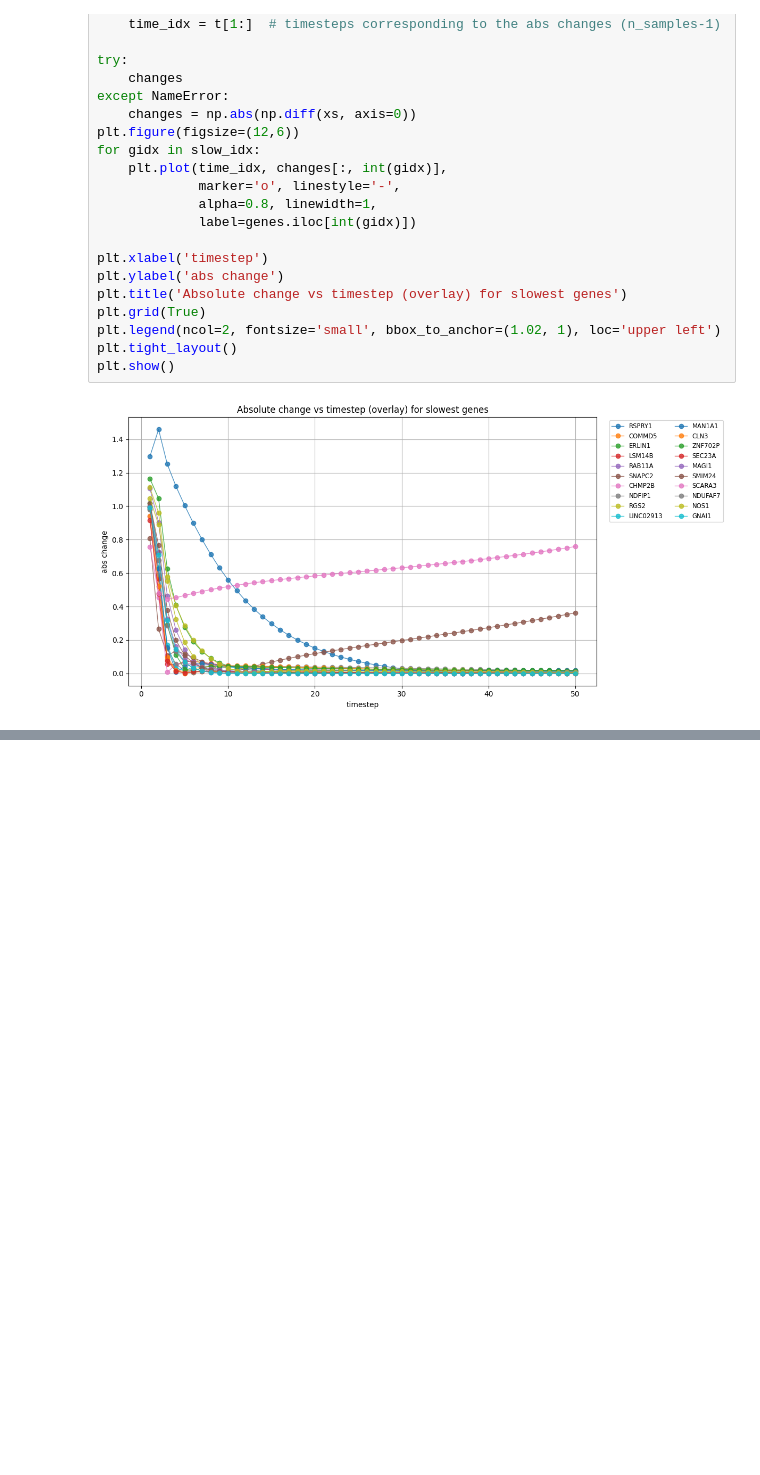
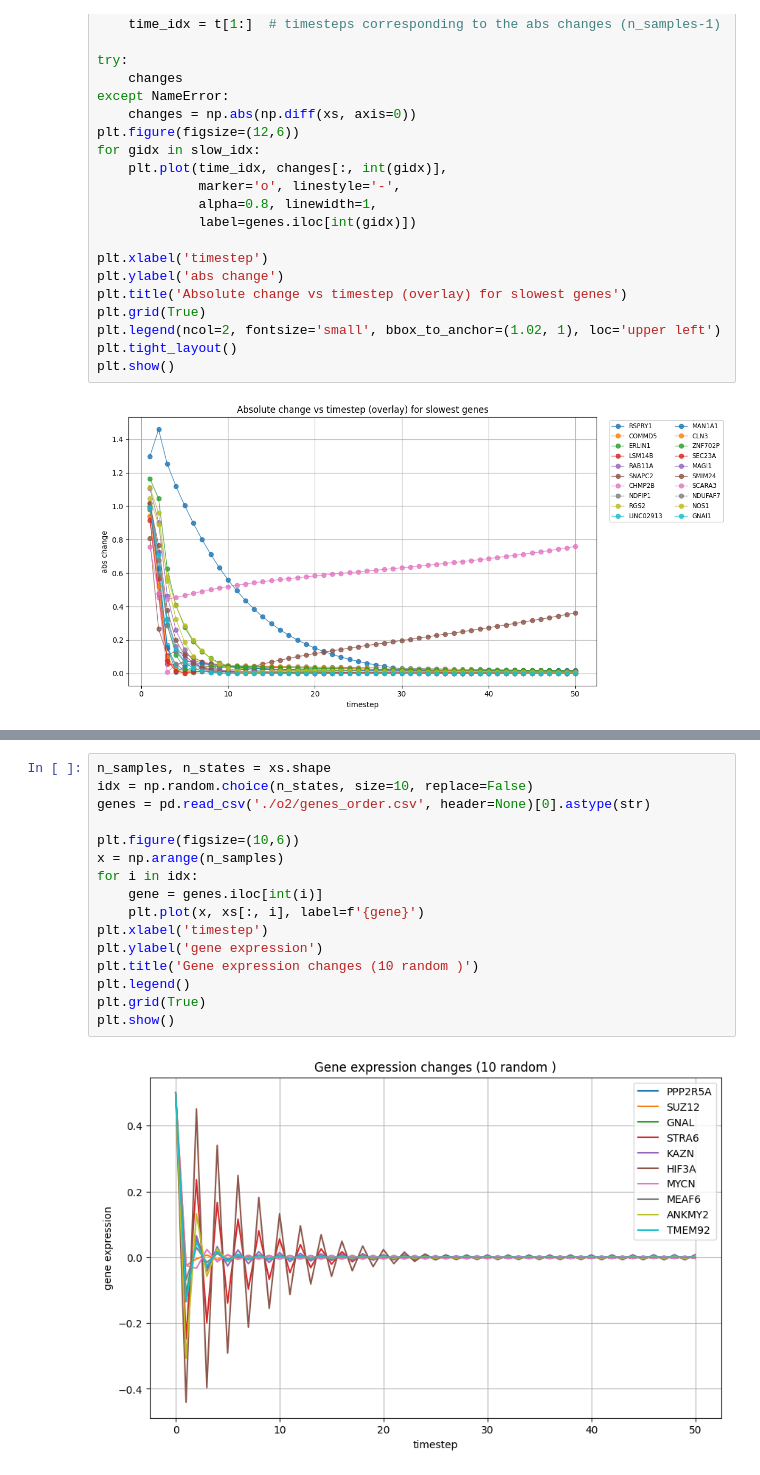
Before and after one commit to hanara2112/methylnet, a Jupyter notebook: analysis.ipynb, the cells around one changed output, grey strips where cells are left out. Saved outputs shown, nothing was run; the diff lists cells and outputs as text; blank space fills up the shorter version.

```diff
--- a/analysis.ipynb
+++ b/analysis.ipynb
@@ -128,0 +145,18 @@ plt.show()
+# %%
+n_samples, n_states = xs.shape
+idx = np.random.choice(n_states, size=10, replace=False)
+genes = pd.read_csv('./o2/genes_order.csv', header=None)[0].astype(str)
+
+plt.figure(figsize=(10,6))
+x = np.arange(n_samples)
+for i in idx:
+    gene = genes.iloc[int(i)]
+    plt.plot(x, xs[:, i], label=f'{gene}')
+plt.xlabel('timestep')
+plt.ylabel('gene expression')
+plt.title('Gene expression changes (10 random )')
+plt.legend()
+plt.grid(True)
+plt.show()
+# %% [output]
+[figure, added]
```
Also changed, not shown: parts of 15 cells of this notebook, 5 other files.
